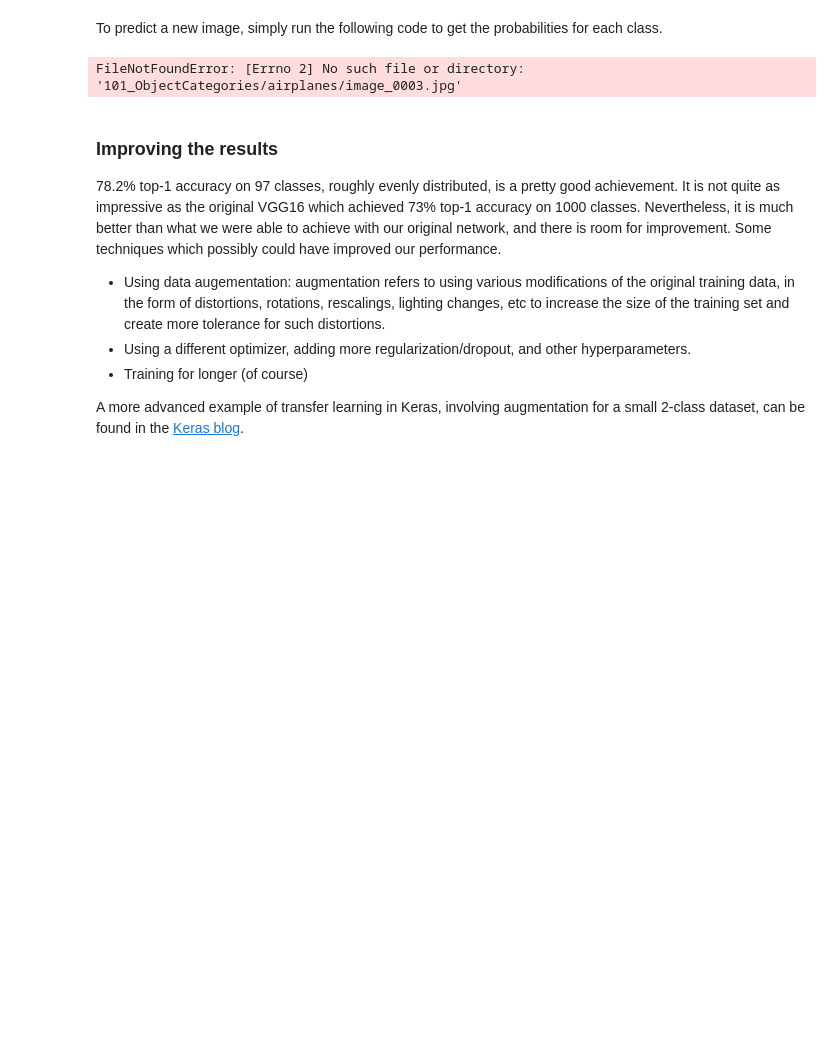
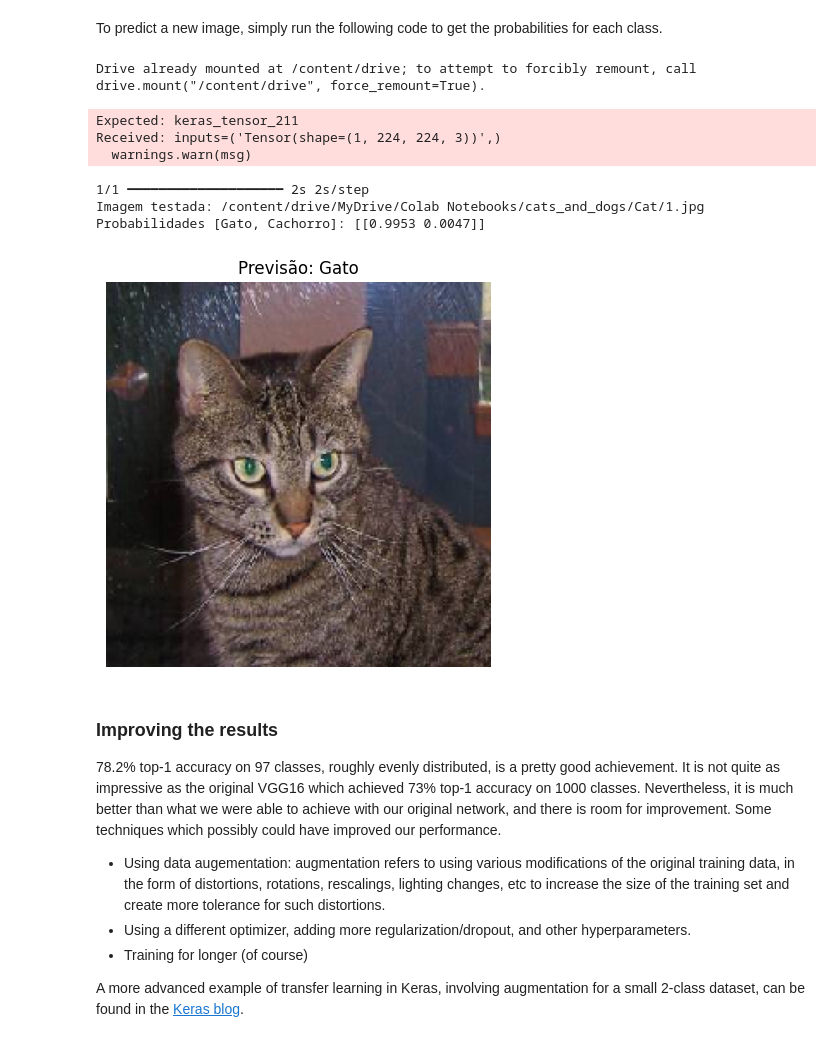
Before and after one commit to HeytorAlves/CartorioEbac, a Jupyter notebook: notebooks/transfer-learning.ipynb, the cells around one changed output. Saved outputs shown, nothing was run; the diff lists cells and outputs as text; code cells hidden in the pictures; blank space fills up the shorter version.

```diff
--- a/notebooks/transfer-learning.ipynb
+++ b/notebooks/transfer-learning.ipynb
@@ -527,10 +529,57 @@ Test accuracy: 0.5806451439857483
 # %% [markdown]
 To predict a new image, simply run the following code to get the probabilities for each class.
-# %%
-img, x = get_image('/content/drive/MyDrive/Colab Notebook/cats_and_dogs/Cat/1.jpg')
-probabilities = model_new.predict([x])
-# %% [output]
-FileNotFoundError: [Errno 2] No such file or directory: '101_ObjectCategories/airplanes/image_0003.jpg'
+# %%
+import os
+import matplotlib.pyplot as plt
+
+# 1. CONEXÃO COM DRIVE (execute apenas se não tiver feito)
+from google.colab import drive
+drive.mount('/content/drive')
+
+# 2. DETECÇÃO AUTOMÁTICA das pastas (maiúsculas/minúsculas)
+base_path = "/content/drive/MyDrive/Colab Notebooks/cats_and_dogs"
+
+# Lista todas as subpastas disponíveis
+subfolders = [f.name for f in os.scandir(base_path) if f.is_dir()]
+
+# Encontra nomes aproximados (case insensitive)
+cat_folder = next((f for f in subfolders if 'cat' in f.lower()), None)
+dog_folder = next((f for f in subfolders if 'dog' in f.lower()), None)
+
+# 3. CARREGAMENTO À PROVA DE ERROS
+try:
+    if cat_folder:
+        cat_images = os.listdir(os.path.join(base_path, cat_folder))
+        img_path = os.path.join(base_path, cat_folder, cat_images[0])
+    elif dog_folder:
+        dog_images = os.listdir(os.path.join(base_path, dog_folder))
+        img_path = os.path.join(base_path, dog_folder, dog_images[0])
+    else:
+        raise FileNotFoundError("Nenhuma pasta de gatos ou cachorros encontrada")
+
+    # 4. PREVISÃO E VISUALIZAÇÃO
+    img, x = get_image(img_path)
+    probabilities = model_new.predict([x])
+
+    plt.figure(figsize=(5,5))
+    plt.imshow(img)
+    plt.axis('off')
+    plt.title(f"Previsão: {'Cachorro' if probabilities[0][1] > 0.5 else 'Gato'}")
+    print(f"Imagem testada: {img_path}")
+    print("Probabilidades [Gato, Cachorro]:", probabilities.round(4))
+
+except Exception as e:
+    print(f"ERRO: {str(e)}")
+    print("\nPastas disponíveis:", subfolders)
+# %% [output]
+Drive already mounted at /content/drive; to attempt to forcibly remount, call drive.mount("/content/drive", force_remount=True).
+Expected: keras_tensor_211
+Received: inputs=('Tensor(shape=(1, 224, 224, 3))',)
+  warnings.warn(msg)
+1/1 ━━━━━━━━━━━━━━━━━━━━ 2s 2s/step
+Imagem testada: /content/drive/MyDrive/Colab Notebooks/cats_and_dogs/Cat/1.jpg
+Probabilidades [Gato, Cachorro]: [[0.9953 0.0047]]
+[figure, added]
 # %% [markdown]
 ### Improving the results
 
```
Also changed, not shown: parts of 11 cells of this notebook.
